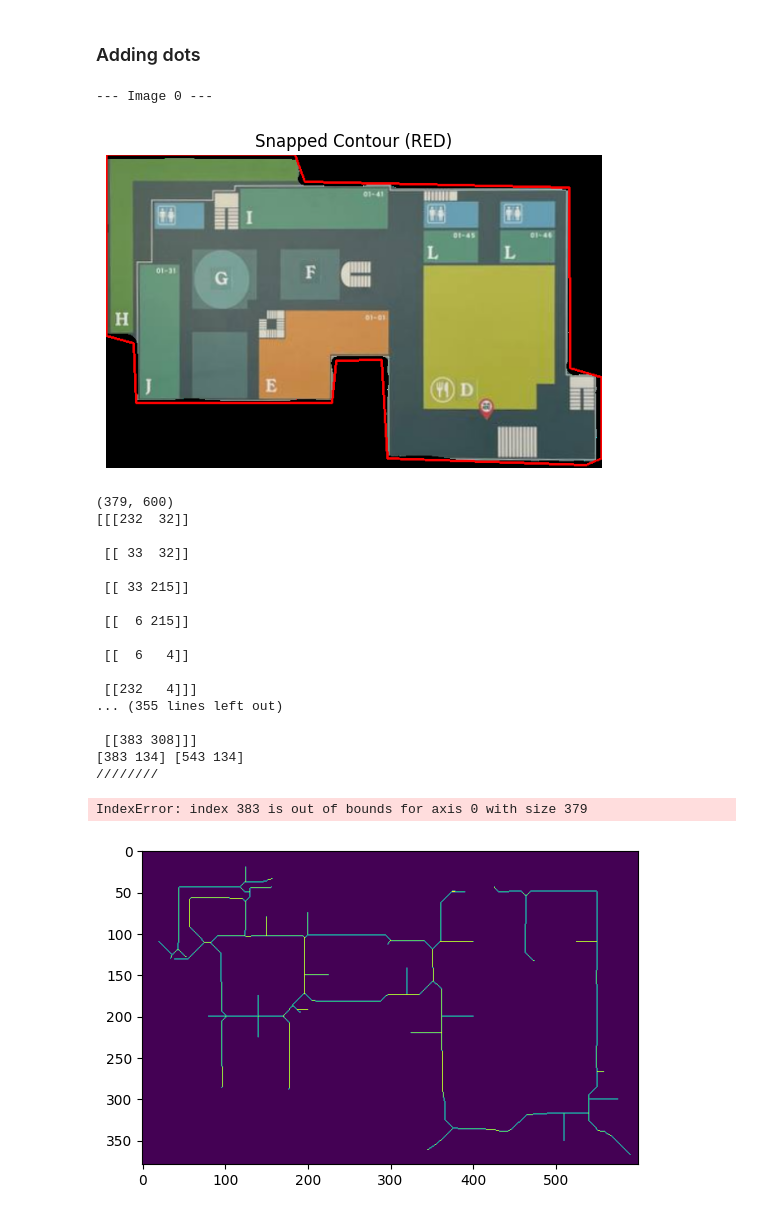
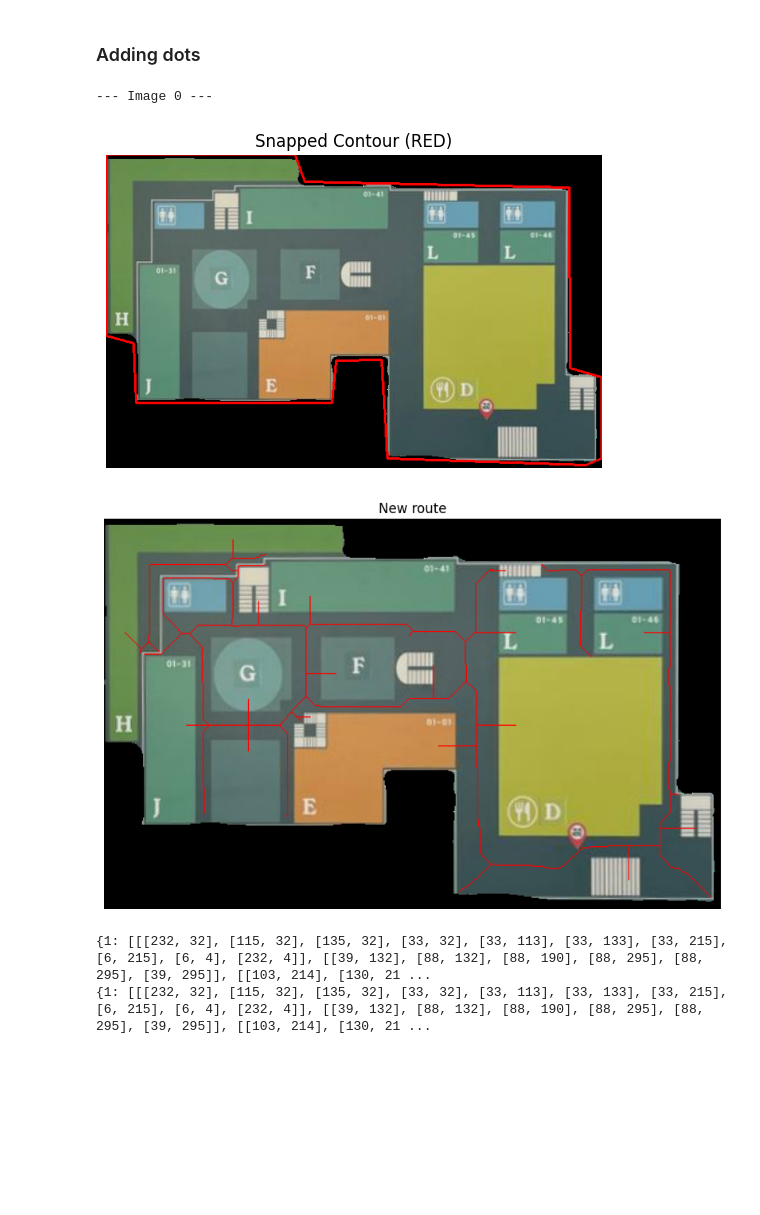
Before and after one commit to Shockbob17/SyDS, a Jupyter notebook: syds_backend/pythons/formingNumpy.ipynb, the cells around one changed output. Saved outputs shown, nothing was run; the diff lists cells and outputs as text; code cells hidden in the pictures; blank space fills up the shorter version.

```diff
--- a/syds_backend/pythons/formingNumpy.ipynb
+++ b/syds_backend/pythons/formingNumpy.ipynb
@@ -390,6 +390,7 @@ with open("data.json") as f:
     data = json.load(f)
     allRegions = data.get("drawnRegions", {})
     shapes = data.get("shapeLabels", {})
+    # print(shapes)
     walkways = data.get("walkways", [])
     paddedImages = data.get("paddedImages", [])
     extraNodes = {0: [(20, 110), (80, 200), (125, 20), (200, 75), (140, 225),(140, 175), (225, 150), (325, 220), (400, 110), (525, 110), (400, 200),                                          (150, 80), (320, 142), (200, 192),  (390, 50),  (575, 300), (510, 350)],
@@ -405,54 +406,64 @@ with open("data.json") as f:
         skeleton = process_image(base64_img)
         # print(skeleton)
 
-        # # Getting the points of the wall
+        # # Getting the points of the outer wall
         paddedImg = base64_to_image(paddedImages[index])
         outerWallPoints = plottingOuterWalls(paddedImg)
 
         nodes = extraNodes.get(index, [])
         # draw_nodes(nodes, paddedImg)
         working_skeleton = skeleton.copy()
         for node in nodes:
             working_skeleton, _ = createNewPathWithCoordinate(node, working_skeleton, 100)
-        # plot_overlay_with_lines(paddedImg, working_skeleton, "New route")
+        plot_overlay_with_lines(paddedImg, working_skeleton, "New route")
 
 
         # # Getting the bouynding box for different types of land features
         walkwayImage = base64_to_image(base64_img)
         blockDict = gettingElementsBoundingBox(allRegions, shapes, index)
 
-        print(working_skeleton.shape)
+        # print(working_skeleton.shape)
 
         jsonDumps ={}
         # print(working_skeleton.tolist())
         # output_skeleton =
         jsonDumps['paths'] = working_skeleton.tolist()
         jsonDumps['tenants'] = {k : [arr.tolist() for arr in listed] for k, listed in blockDict.items()}
         with open('processed.json', 'w') as file:
             json.dump(jsonDumps, file, indent=2)
 
         # Bursting through the walls to create a route
-        breakThroughWalls(working_skeleton, blockDict)
+        coordinates = breakThroughWalls(working_skeleton, blockDict, 10)
+        print(coordinates)
+
+
+        plt.imshow(paddedImg, cmap='gray', origin='upper')
+        #  If your array has 3 channels (RGB), you can omit cmap='gray'
+
+        # 2. Overlay the data
+        plot_color = 'red'
+        for key, blobs in coordinates.items():
+            # Each 'shapes' is a list of polygons/lines
+            for blob in blobs:
+                # shape is a list of [x, y] points
+                arr = np.array(blob)       # Convert to NumPy array for easy slicing
+                xs, ys = arr[:, 0], arr[:, 1]
+                # Plot with markers, lines, and optional label
+                plt.plot(xs, ys, linestyle='-', color=plot_color)
+                plt.plot([xs[-1], xs[0]], [ys[-1], ys[0]], linestyle='-', color=plot_color)
+
+        # Optional: If you want to invert the y-axis to match typical image coordinates
+        # (so that row 0 is at the top):
+        # plt.gca().invert_yaxis()
+
+        # Optional: If you don’t want repeated legend entries, you can manage labels differently
+        plt.legend()
+        plt.title("Overlay of Polygons on Background")
+        plt.show()
         break
 # %% [output]
 --- Image 0 ---
 [figure]
+[figure, new version]
-(379, 600)
-[[[232  32]]
-
- [[ 33  32]]
-
- [[ 33 215]]
-
- [[  6 215]]
-
- [[  6   4]]
-
- [[232   4]]]
-... (355 lines left out)
-
- [[383 308]]]
-[383 134] [543 134]
-////////
+{1: [[[232, 32], [115, 32], [135, 32], [33, 32], [33, 113], [33, 133], [33, 215], [6, 215], [6, 4], [232, 4]], [[39, 132], [88, 132], [88, 190], [88, 295], [88, 295], [39, 295]], [[103, 214], [130, 21 ...
+{1: [[[232, 32], [115, 32], [135, 32], [33, 32], [33, 113], [33, 133], [33, 215], [6, 215], [6, 4], [232, 4]], [[39, 132], [88, 132], [88, 190], [88, 295], [88, 295], [39, 295]], [[103, 214], [130, 21 ...
-IndexError: index 383 is out of bounds for axis 0 with size 379
-[figure, old version]
```
Also changed, not shown: parts of 2 cells of this notebook.
